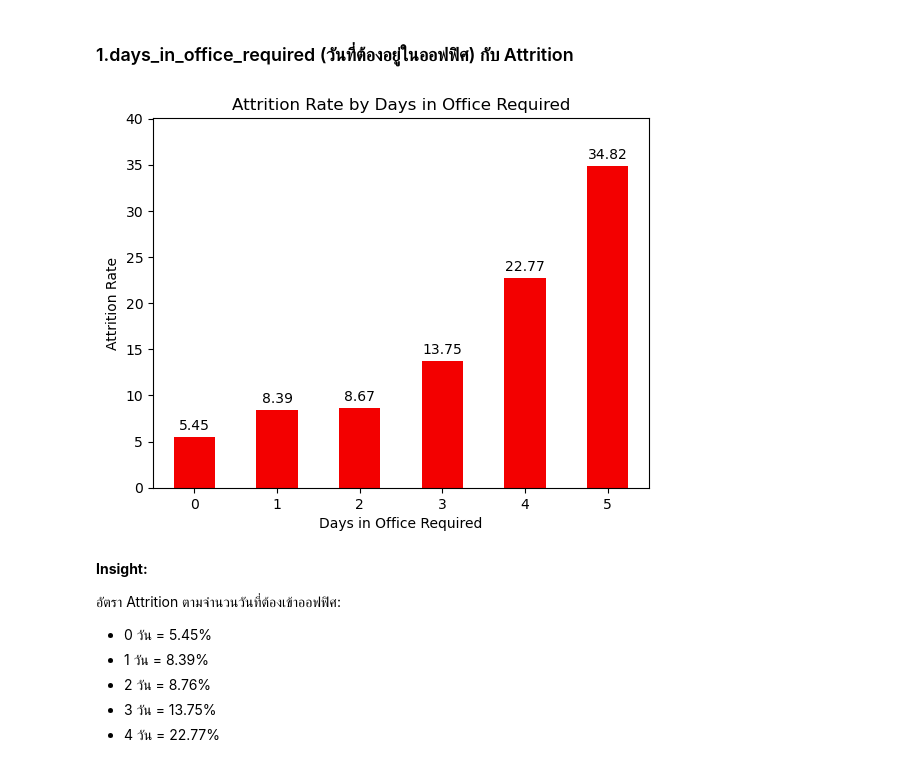
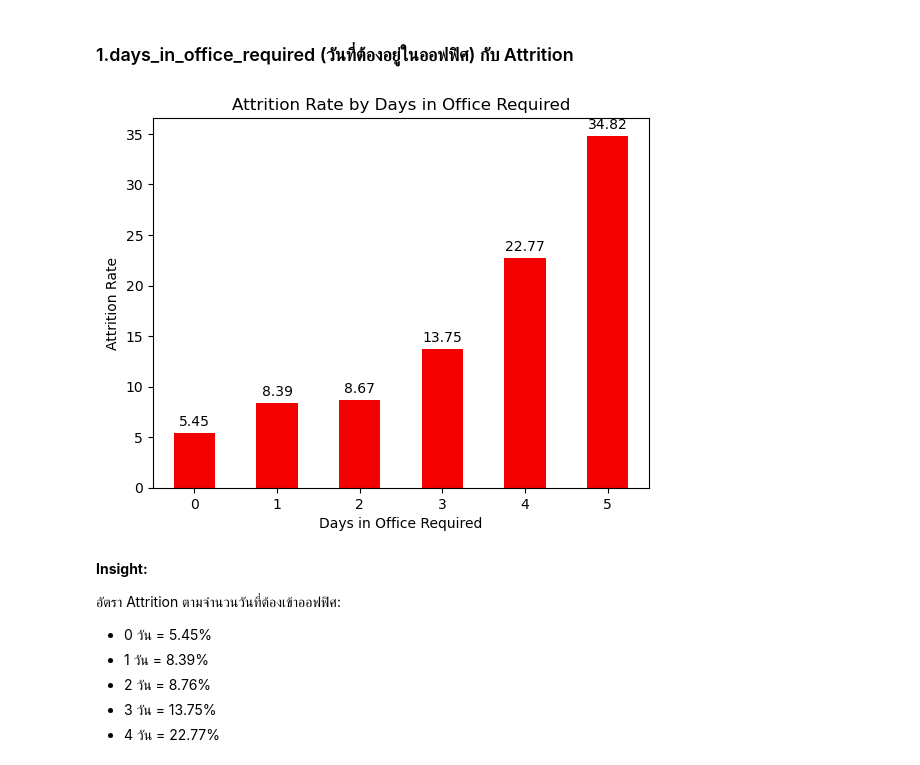
Before and after one commit to DDECHH/Employee-Attrition, a Jupyter notebook: notebooks/02_data_visualization.ipynb, the cells around one changed output. Saved outputs shown, nothing was run; the diff lists cells and outputs as text; code cells hidden in the pictures.

Commit message:
update count attrition on visualization

```diff
--- a/notebooks/02_data_visualization.ipynb
+++ b/notebooks/02_data_visualization.ipynb
@@ -180,16 +180,15 @@ plt.show()
 # %%
 ax = (df.groupby('days_in_office_required')['attrition'].mean()*100).plot(kind='bar', color="#F30000")
 ax.bar_label(ax.containers[0], fmt='%.2f', padding=3)
-ax.margins(y=0.15)
 
 plt.xticks(rotation=0)
 plt.title("Attrition Rate by Days in Office Required")
 plt.xlabel("Days in Office Required")
 plt.ylabel("Attrition Rate")
 plt.savefig("../visualizations/eda_plots/04_attrition_by_days_in_office.png", dpi=100, bbox_inches="tight")
 plt.show()
 # %% [output]
-[figure, old version]
+[figure, new version]
 # %% [markdown]
 **Insight:**
 
```
Also changed, not shown: parts of 9 cells of this notebook, 5 other files.
